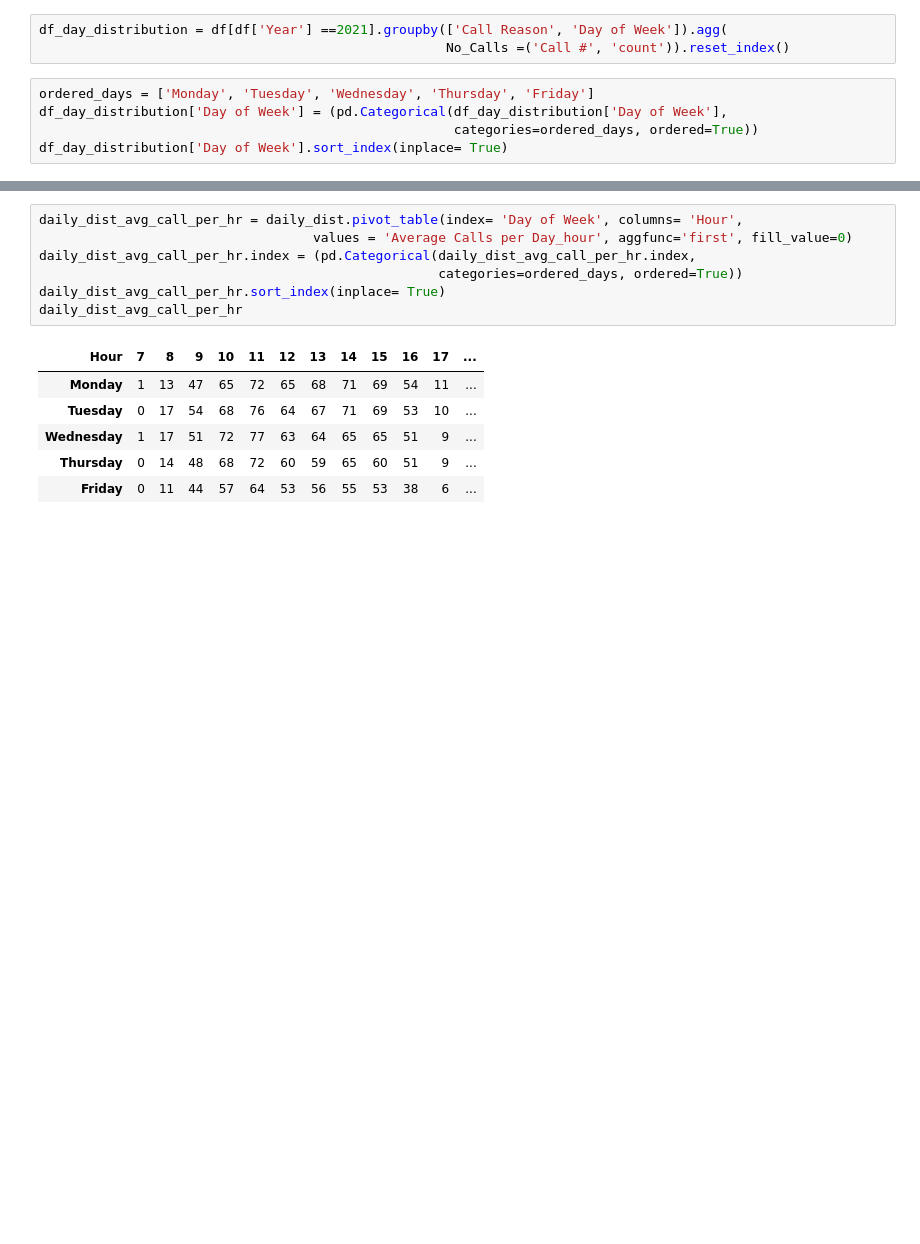
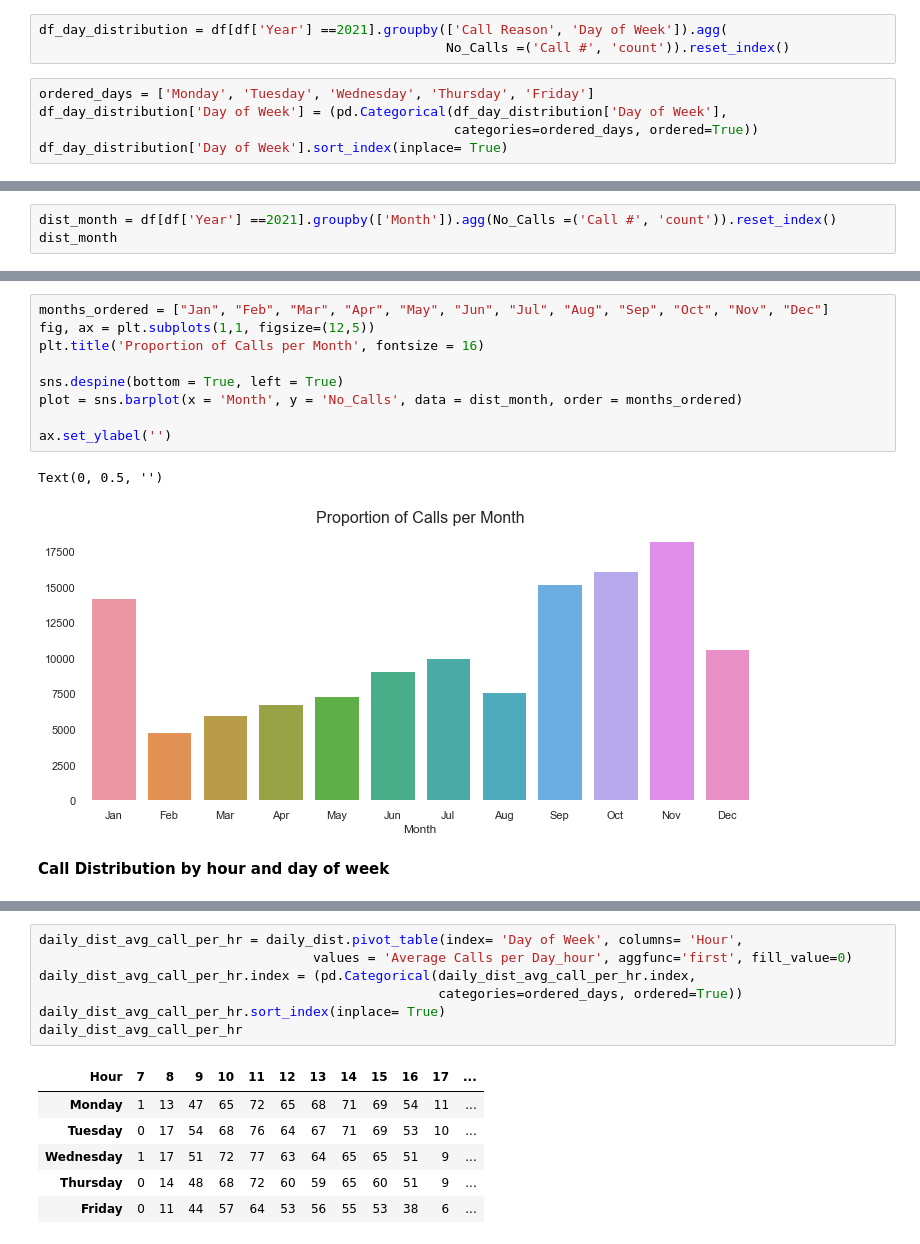
Before and after one commit to diana-kungu/RWDF, a Jupyter notebook: Call Center Operations Analytics/call_center.ipynb, the cells around one changed output, grey strips where cells are left out. Saved outputs shown, nothing was run; the diff lists cells and outputs as text; blank space fills up the shorter version.

```diff
--- a/Call Center Operations Analytics/call_center.ipynb
+++ b/Call Center Operations Analytics/call_center.ipynb
@@ -190,0 +212,3 @@ plt.tight_layout()
+# %%
+dist_month = df[df['Year'] ==2021].groupby(['Month']).agg(No_Calls =('Call #', 'count')).reset_index()
+dist_month
@@ -191 +229,15 @@ plt.tight_layout()
+# %%
+months_ordered = ["Jan", "Feb", "Mar", "Apr", "May", "Jun", "Jul", "Aug", "Sep", "Oct", "Nov", "Dec"]
+fig, ax = plt.subplots(1,1, figsize=(12,5))
+plt.title('Proportion of Calls per Month', fontsize = 16)
+
+sns.despine(bottom = True, left = True)
+plot = sns.barplot(x = 'Month', y = 'No_Calls', data = dist_month, order = months_ordered)
+
+ax.set_ylabel('')
+# %% [output]
+Text(0, 0.5, '')
+[figure, added]
+# %% [markdown]
+**Call Distribution by hour and day of week**
 # %%
```
Also changed, not shown: parts of 9 cells of this notebook.
